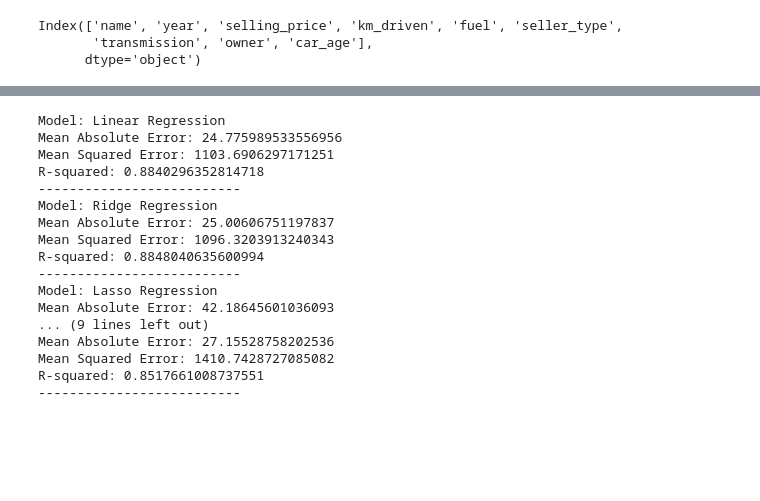
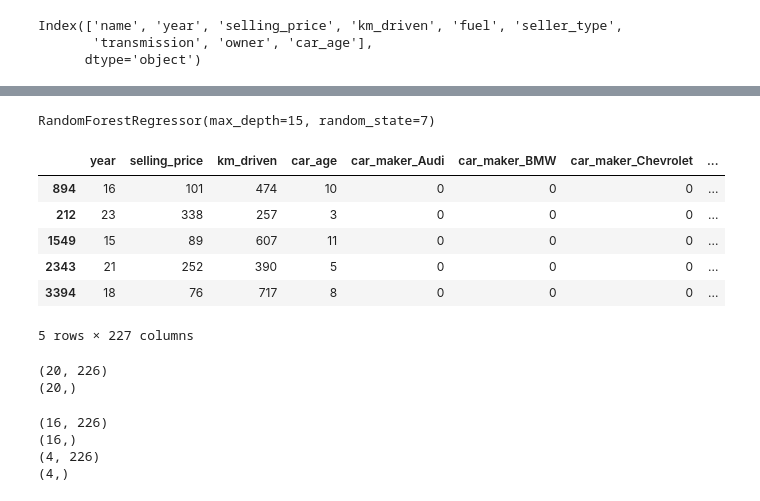
Before and after one commit to Vijay-Pratap7/Data_Science_Capstone_Project, a Jupyter notebook: caps_code.ipynb, the cells around one changed output, grey strips where cells are left out. Drawn from its saved outputs; the diff is of its cells as text; code cells hidden in the pictures; blank space fills up the shorter version.

```diff
--- a/caps_code.ipynb
+++ b/caps_code.ipynb
@@ -83,0 +147,6 @@ Index(['year', 'selling_price', 'km_driven', 'fuel', 'seller_type',
+# %%
+###  using hyper-perameter tuingng Random Forest Regressionrandom_state = 7, max_depth=10
+rf = RandomForestRegressor(max_depth=15, random_state = 7)
+rf.fit(X_train, y_train)
+# %% [output]
+RandomForestRegressor(max_depth=15, random_state=7)
@@ -84,34 +167,4 @@ Index(['year', 'selling_price', 'km_driven', 'fuel', 'seller_type',
 # %%
-# Train and evaluate models
-for name, model in models.items():
-    pipeline = Pipeline([
-        ("preprocessor", ColumnTransformer([
-            ("encoder", OneHotEncoder(handle_unknown='ignore'), ["fuel", "seller_type", "transmission", "owner", "car_maker", "car_model"])
-        ], remainder="passthrough")),
-        ("model", model)
-    ])
-    pipeline.fit(X_train, y_train)
-    y_pred = pipeline.predict(X_test)
-    print(f"Model: {name}")
-    print(f"Mean Absolute Error: {mean_absolute_error(y_test, y_pred)}")
-    print(f"Mean Squared Error: {mean_squared_error(y_test, y_pred)}")
-    print(f"R-squared: {r2_score(y_test, y_pred)}")
-    print("--------------------------")
+### Saving the best model using Pickle
+with open('rfmodel.pkl', 'wb') as file:
+    pickle.dump(rf, file)
-# %% [output]
-Model: Linear Regression
-Mean Absolute Error: 24.775989533556956
-Mean Squared Error: 1103.6906297171251
-R-squared: 0.8840296352814718
---------------------------
-Model: Ridge Regression
-Mean Absolute Error: 25.00606751197837
-Mean Squared Error: 1096.3203913240343
-R-squared: 0.8848040635600994
---------------------------
-Model: Lasso Regression
-Mean Absolute Error: 42.18645601036093
-... (9 lines left out)
-Mean Absolute Error: 27.15528758202536
-Mean Squared Error: 1410.7428727085082
-R-squared: 0.8517661008737551
---------------------------
@@ -129,0 +171,11 @@ with open('best_model1.pkl', 'wb') as file:
+# %%
+df_sample = df1.sample(20)
+df_sample.head()
+# %% [output]
+|  | year | selling_price | km_driven | car_age | car_maker_Audi | car_maker_BMW | car_maker_Chevrolet | ... |
+| 894 | 16 | 101 | 474 | 10 | 0 | 0 | 0 | ... |
+| 212 | 23 | 338 | 257 | 3 | 0 | 0 | 0 | ... |
+| 1549 | 15 | 89 | 607 | 11 | 0 | 0 | 0 | ... |
+| 2343 | 21 | 252 | 390 | 5 | 0 | 0 | 0 | ... |
+| 3394 | 18 | 76 | 717 | 8 | 0 | 0 | 0 | ... |
+5 rows × 227 columns
@@ -129,0 +185,23 @@ with open('best_model1.pkl', 'wb') as file:
+# %%
+### Selecting 20 Dependent and Independent Variable randomly from dataset
+
+x_sample = df_sample.drop("selling_price", axis = 1)
+y_sample = df_sample["selling_price"]
+print(x_sample.shape)
+print(y_sample.shape)
+# %% [output]
+(20, 226)
+(20,)
+# %%
+### Splitting the data into Training and Testing from randomly selected dataset
+
+xtrain, xtest, ytrain, ytest = train_test_split(x_sample, y_sample, test_size=.20,random_state=7)
+print(xtrain.shape)
+print(ytrain.shape)
+print(xtest.shape)
+print(ytest.shape)
+# %% [output]
+(16, 226)
+(16,)
+(4, 226)
+(4,)
```
Also changed, not shown: parts of 16 cells of this notebook, 1 other file.
